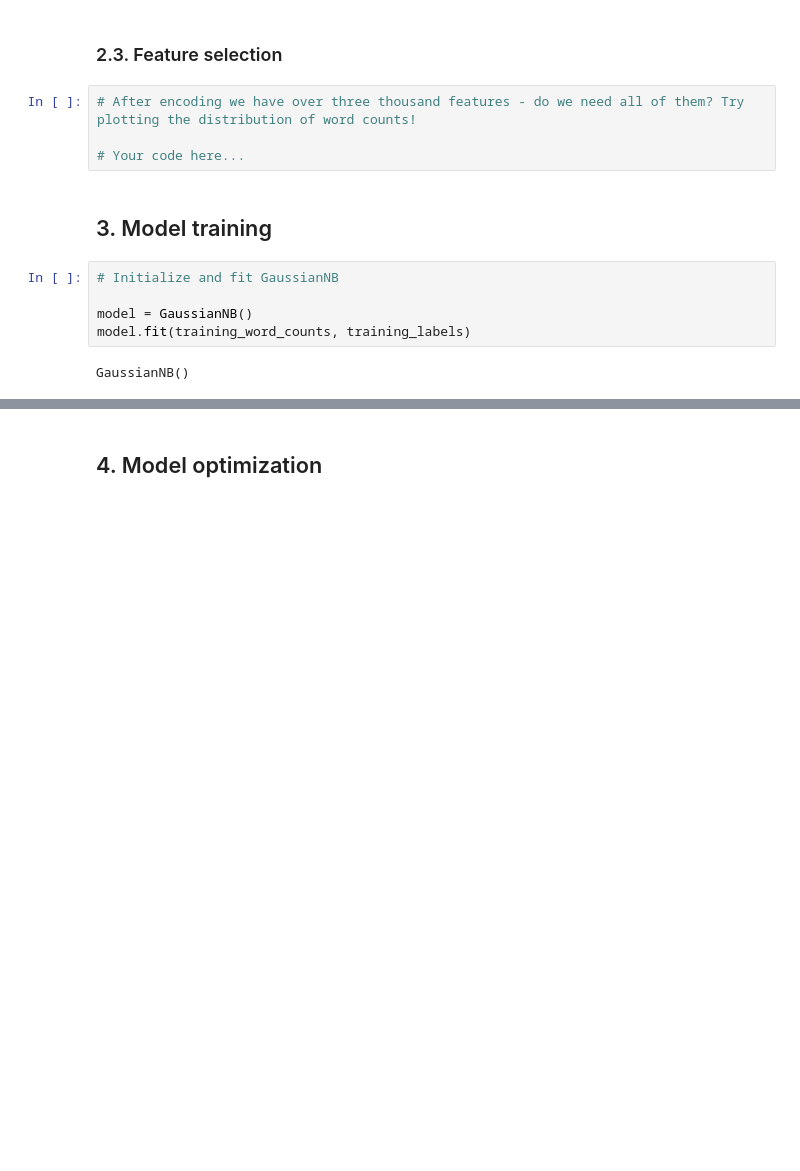
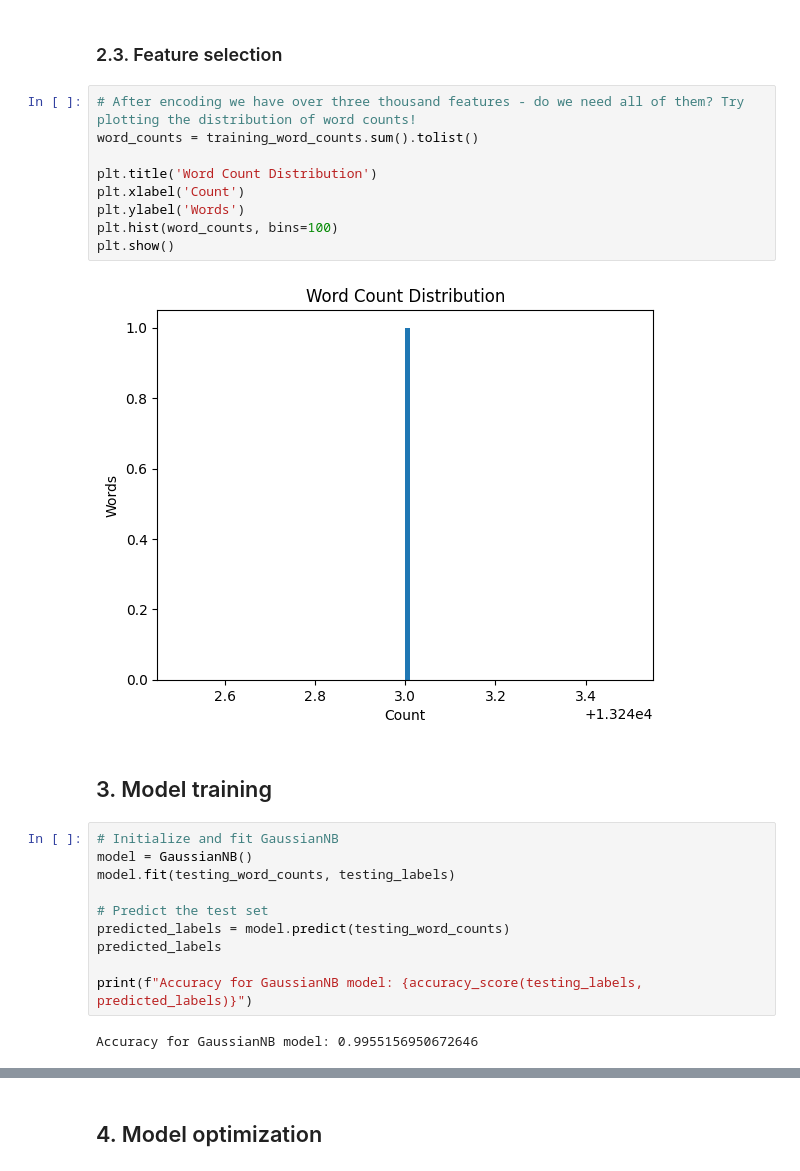
Before and after one commit to helloklow/helloklow-naive-bayes-project, a Jupyter notebook: src/mvp.ipynb, the cells around one changed output, grey strips where cells are left out. Saved outputs shown, nothing was run; the diff lists cells and outputs as text; blank space fills up the shorter version.

Commit message:
begin model training

```diff
--- a/src/mvp.ipynb
+++ b/src/mvp.ipynb
@@ -97,14 +107,26 @@ sns.displot(data_df,x='review')
 ### 2.3. Feature selection
 # %%
 # After encoding we have over three thousand features - do we need all of them? Try plotting the distribution of word counts!
+word_counts = training_word_counts.sum().tolist()
 
-# Your code here...
+plt.title('Word Count Distribution')
+plt.xlabel('Count')
+plt.ylabel('Words')
+plt.hist(word_counts, bins=100)
+plt.show()
+# %% [output]
+[figure, added]
 # %% [markdown]
 ## 3. Model training
 # %%
 # Initialize and fit GaussianNB
+model = GaussianNB()
+model.fit(testing_word_counts, testing_labels)
 
-model = GaussianNB()
-model.fit(training_word_counts, training_labels)
+# Predict the test set
+predicted_labels = model.predict(testing_word_counts)
+predicted_labels
+
+print(f"Accuracy for GaussianNB model: {accuracy_score(testing_labels, predicted_labels)}")
 # %% [output]
-GaussianNB()
+Accuracy for GaussianNB model: 0.9955156950672646
```
Also changed, not shown: parts of 5 cells of this notebook.
